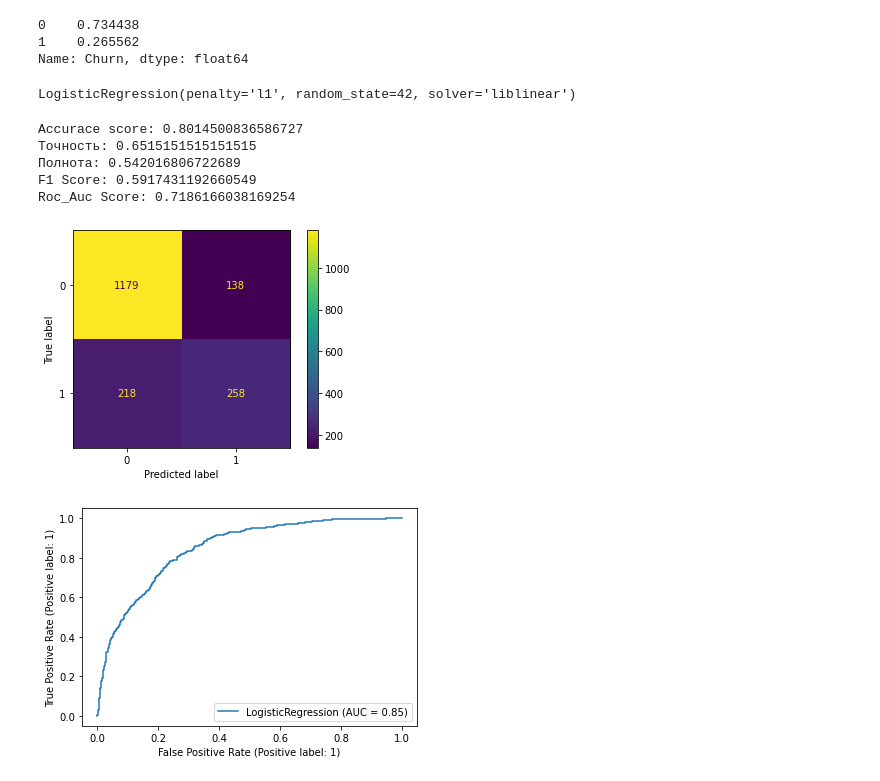
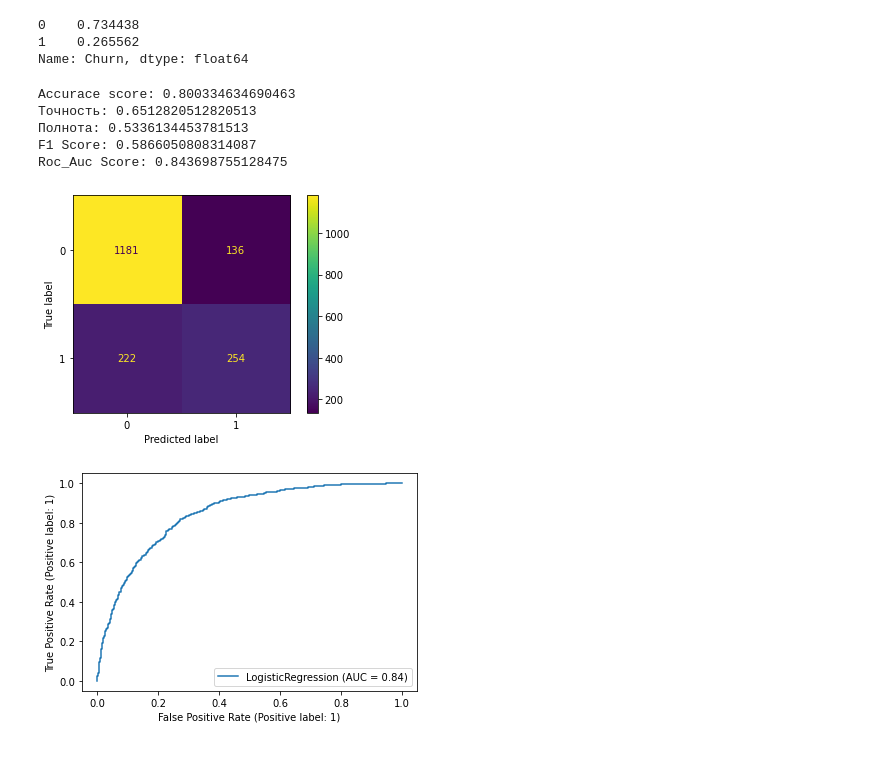
Before and after one commit to vorontsovdg/SB_CourceworkML_1, a Jupyter notebook: CourceWork_Analytics.ipynb, the cells around one changed output. Saved outputs shown, nothing was run; the diff lists cells and outputs as text; code cells hidden in the pictures.

```diff
--- a/CourceWork_Analytics.ipynb
+++ b/CourceWork_Analytics.ipynb
@@ -123,7 +97,3 @@ log_reg = LogisticRegression(random_state=RANDOM_SEED, penalty='l1', solver='lib
-# %%
-log_reg.fit(x_train, y_train)
-# %% [output]
-LogisticRegression(penalty='l1', random_state=42, solver='liblinear')
 # %%
 def eval_model(model, x_test, y_test):
     print('Accurace score: {}'.format(accuracy_score(
@@ -136,14 +106,16 @@ def eval_model(model, x_test, y_test):
     plot_confusion_matrix(model, x_test, y_test)
     plot_roc_curve(model, x_test, y_test)
     plt.show()
-# %%
-eval_model(log_reg, x_test, y_test)
-# %% [output]
-Accurace score: 0.8014500836586727
-Точность: 0.6515151515151515
-Полнота: 0.542016806722689
-F1 Score: 0.5917431192660549
-Roc_Auc Score: 0.7186166038169254
-[figure, removed]
-[figure, removed]
+# %%
+log_reg = LogisticRegression(solver='liblinear', penalty='l1')
+log_reg.fit(x_train, y_train)
+eval_model(log_reg, x_test, y_test)
+# %% [output]
+Accurace score: 0.800334634690463
+Точность: 0.6512820512820513
+Полнота: 0.5336134453781513
+F1 Score: 0.5866050808314087
+Roc_Auc Score: 0.843698755128475
+[figure, added]
+[figure, added]
 # %%
```
Also changed, not shown: parts of 22 cells of this notebook, 1 other file.
